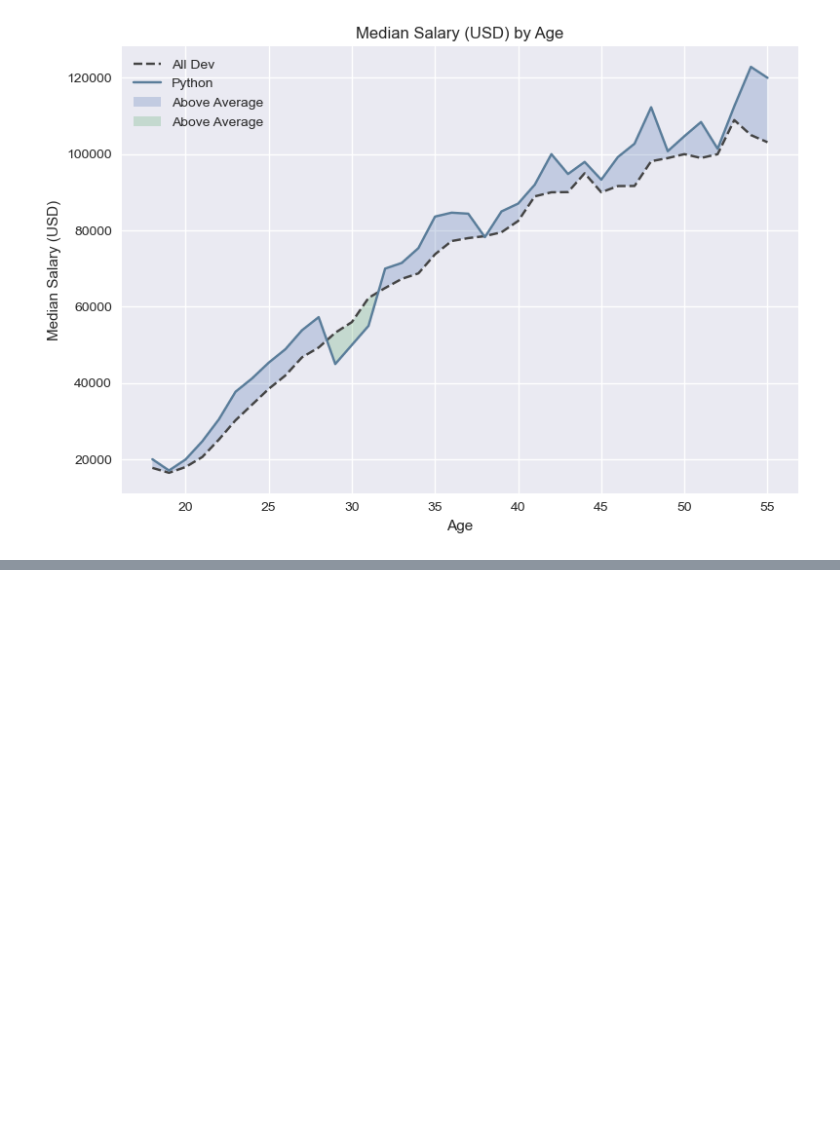
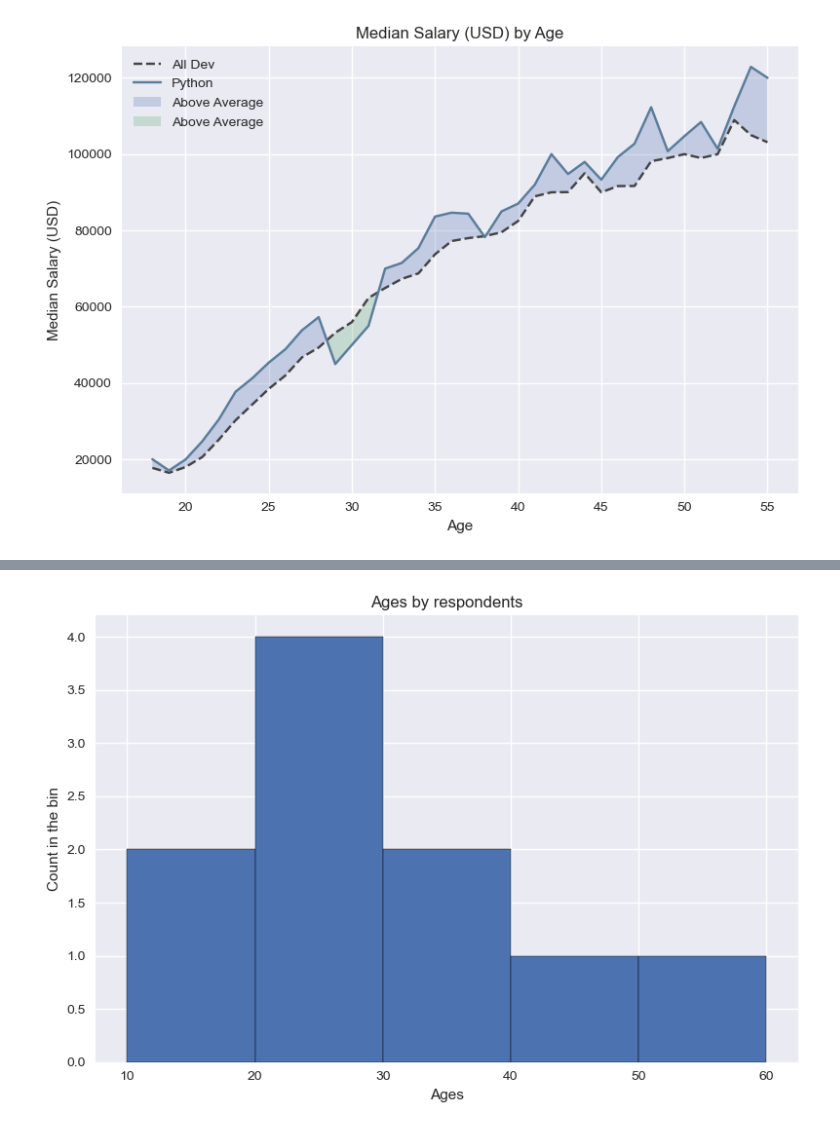
Before and after one commit to raovarun91/visualisations, a Jupyter notebook: Samples-Matplotlib.ipynb, the cells around one changed output, grey strips where cells are left out. Cells and saved outputs as stored; diff of their text form; code cells hidden in the pictures; blank space fills up the shorter version.

```diff
--- a/Samples-Matplotlib.ipynb
+++ b/Samples-Matplotlib.ipynb
@@ -421,0 +436,14 @@ plt.show()
+# %%
+ages = [18, 19, 21, 25, 26, 26, 32, 38, 45, 55]
+bins = [10,20,30,40,50,60]
+plt.hist(ages, bins=bins, edgecolor ='k')
+
+plt.title('Ages by respondents')
+plt.xlabel('Ages')
+plt.ylabel('Count in the bin')
+
+plt.tight_layout()
+
+plt.show()
+# %% [output]
+[figure, added]
```
Also changed, not shown: parts of 8 cells of this notebook, 3 other files.
